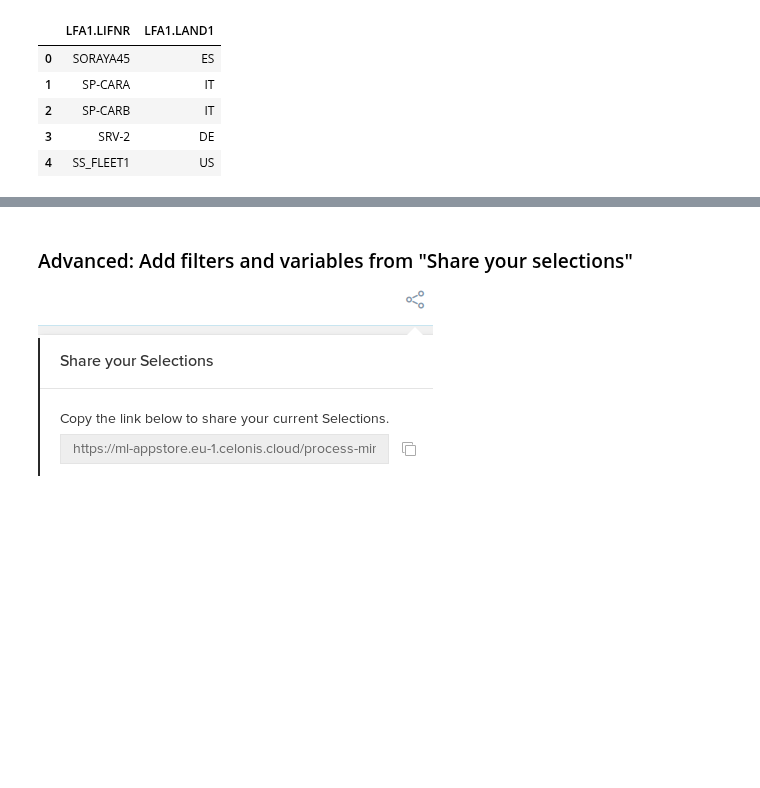
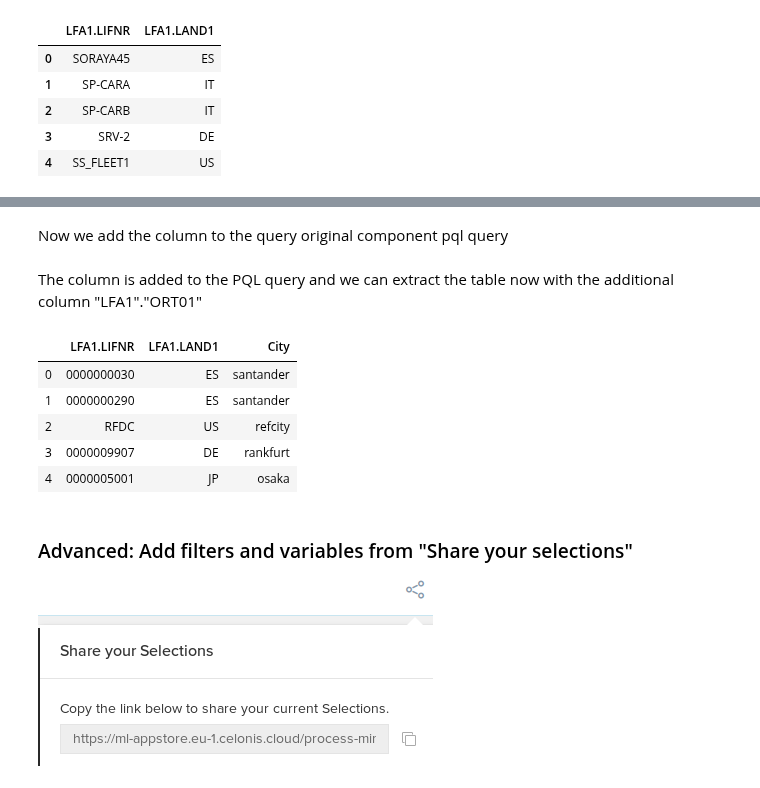
Before and after one commit to celonis/pycelonis-examples, a Jupyter notebook: 01_use_pycelonis/00_basics/01_pulling_data_from_analysis.ipynb, the cells around one changed output, grey strips where cells are left out. Saved outputs shown, nothing was run; the diff lists cells and outputs as text; code cells hidden in the pictures; blank space fills up the shorter version.

Commit message:
merge adding pql column to an olap table into pull data from analysis

```diff
--- a/01_use_pycelonis/00_basics/01_pulling_data_from_analysis.ipynb
+++ b/01_use_pycelonis/00_basics/01_pulling_data_from_analysis.ipynb
@@ -48,3 +61,23 @@ df.head()
+# %%
+from pycelonis.pql import PQLColumn
+query = component.pql_query
+column = PQLColumn(query = '"LFA1"."ORT01"', name= "City", sorting_index = 3, sorting_direction = 'DESC')
+# %% [markdown]
+Now we add the column to the query original component pql query
+# %%
+query.add(column)
+# %% [markdown]
+The column is added to the PQL query and we can extract the table now with the additional column "LFA1"."ORT01"
+# %%
+df = analysis.get_data_frame(query)
+df.head()
+# %% [output]
+|  | LFA1.LIFNR | LFA1.LAND1 | City |
+| 0 | 0000000030 | ES | santander |
+| 1 | 0000000290 | ES | santander |
+| 2 | RFDC | US | refcity |
+| 3 | 0000009907 | DE | rankfurt |
+| 4 | 0000005001 | JP | osaka |
 # %% [markdown]
 ### Advanced: Add filters and variables from "Share your selections"
 ![image.png](attachment:image.png)
```
Also changed, not shown: parts of 2 cells of this notebook, 1 other file.
